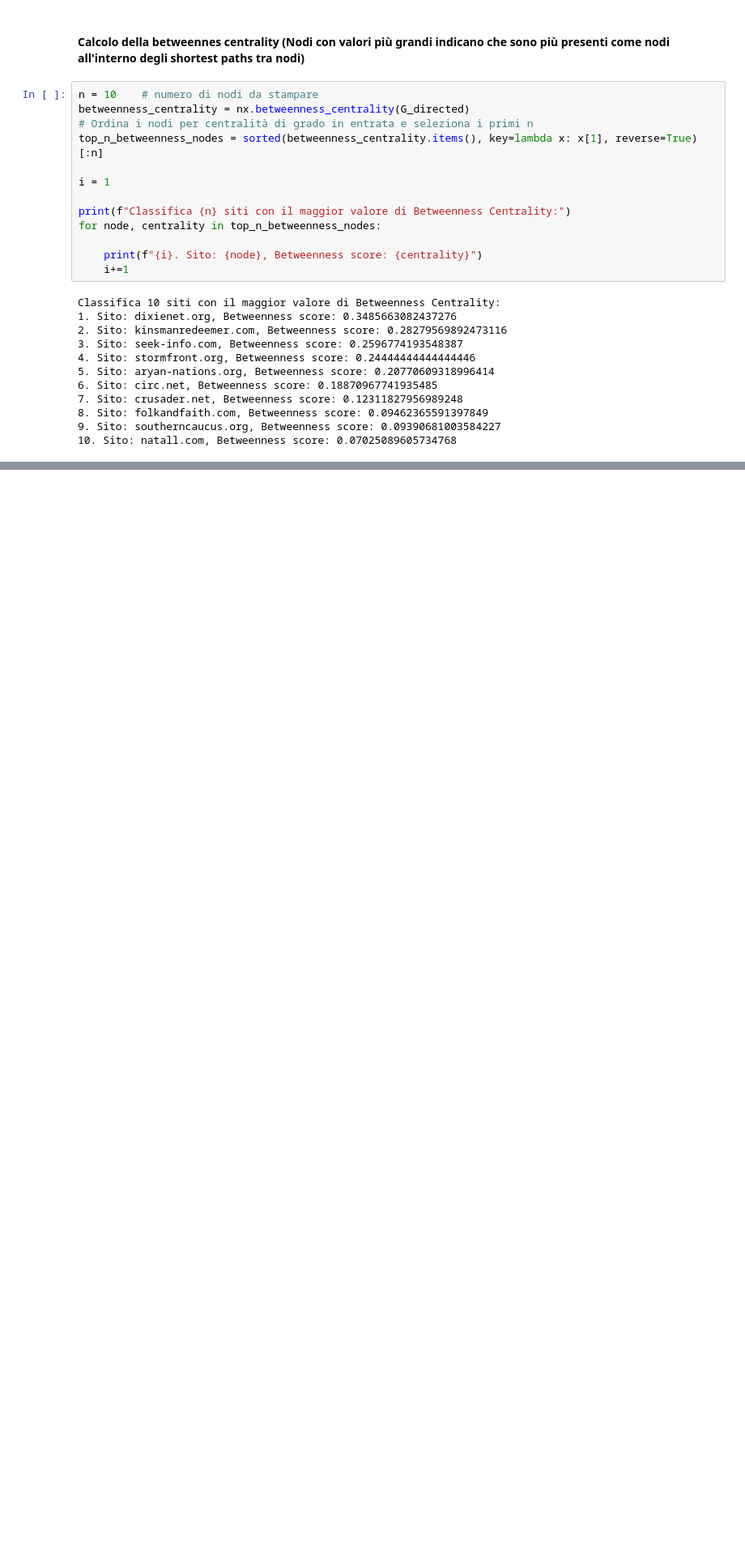
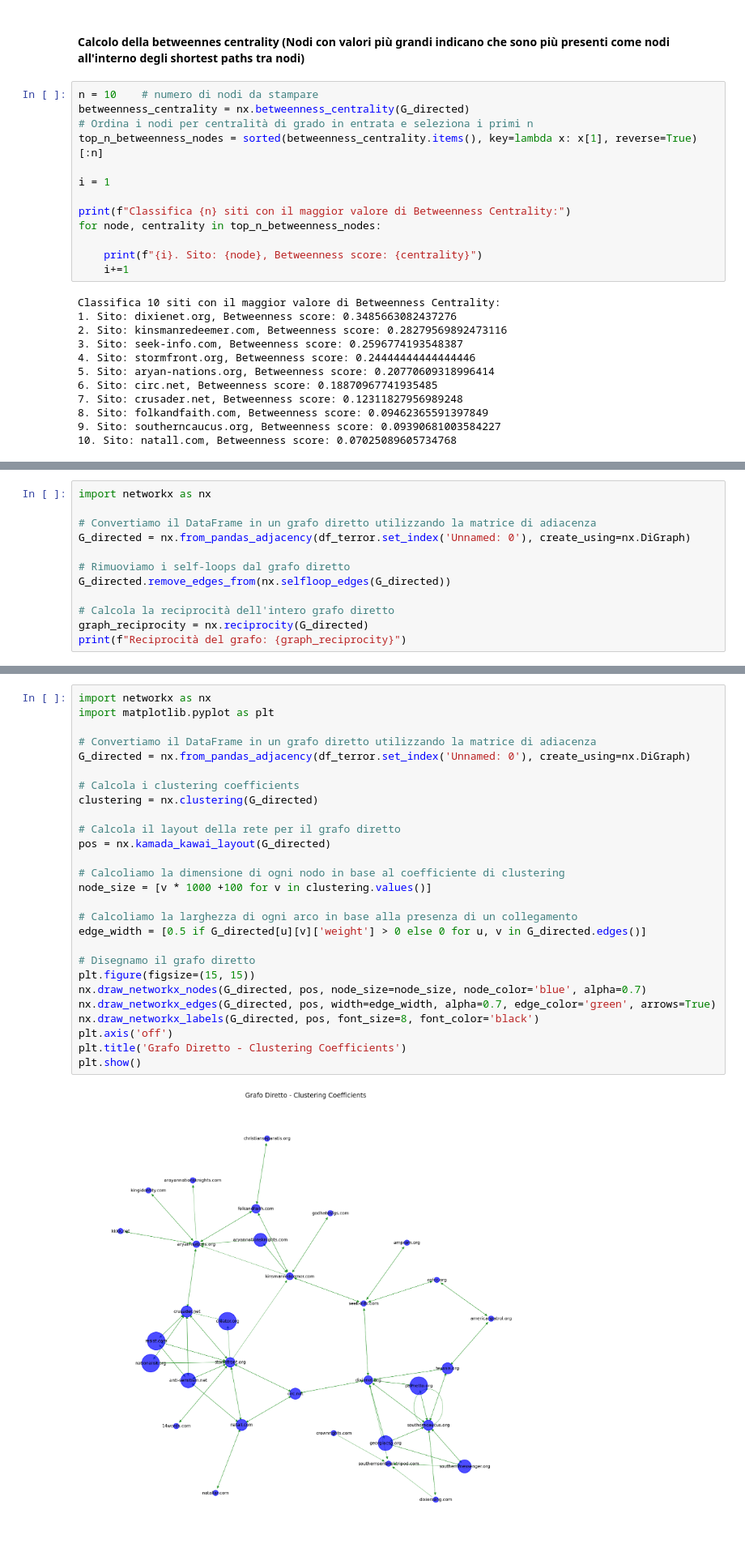
Before and after one commit to Gabri0710/Social-Network-Analysis, a Jupyter notebook: analysis.ipynb, the cells around one changed output, grey strips where cells are left out. Shown at 81% size. Cells and saved outputs as stored; diff of their text form; blank space fills up the shorter version.

```diff
--- a/analysis.ipynb
+++ b/analysis.ipynb
@@ -400,0 +604,12 @@ Classifica 10 siti con il maggior valore di Betweenness Centrality:
+# %%
+import networkx as nx
+
+# Convertiamo il DataFrame in un grafo diretto utilizzando la matrice di adiacenza
+G_directed = nx.from_pandas_adjacency(df_terror.set_index('Unnamed: 0'), create_using=nx.DiGraph)
+
+# Rimuoviamo i self-loops dal grafo diretto
+G_directed.remove_edges_from(nx.selfloop_edges(G_directed))
+
+# Calcola la reciprocità dell'intero grafo diretto
+graph_reciprocity = nx.reciprocity(G_directed)
+print(f"Reciprocità del grafo: {graph_reciprocity}")
@@ -400,0 +622,29 @@ Classifica 10 siti con il maggior valore di Betweenness Centrality:
+# %%
+import networkx as nx
+import matplotlib.pyplot as plt
+
+# Convertiamo il DataFrame in un grafo diretto utilizzando la matrice di adiacenza
+G_directed = nx.from_pandas_adjacency(df_terror.set_index('Unnamed: 0'), create_using=nx.DiGraph)
+
+# Calcola i clustering coefficients
+clustering = nx.clustering(G_directed)
+
+# Calcola il layout della rete per il grafo diretto
+pos = nx.kamada_kawai_layout(G_directed)
+
+# Calcoliamo la dimensione di ogni nodo in base al coefficiente di clustering
+node_size = [v * 1000 +100 for v in clustering.values()]
+
+# Calcoliamo la larghezza di ogni arco in base alla presenza di un collegamento
+edge_width = [0.5 if G_directed[u][v]['weight'] > 0 else 0 for u, v in G_directed.edges()]
+
+# Disegnamo il grafo diretto
+plt.figure(figsize=(15, 15))
+nx.draw_networkx_nodes(G_directed, pos, node_size=node_size, node_color='blue', alpha=0.7)
+nx.draw_networkx_edges(G_directed, pos, width=edge_width, alpha=0.7, edge_color='green', arrows=True)
+nx.draw_networkx_labels(G_directed, pos, font_size=8, font_color='black')
+plt.axis('off')
+plt.title('Grafo Diretto - Clustering Coefficients')
+plt.show()
+# %% [output]
+[figure, added]
```
Also changed, not shown: parts of 24 cells of this notebook.
